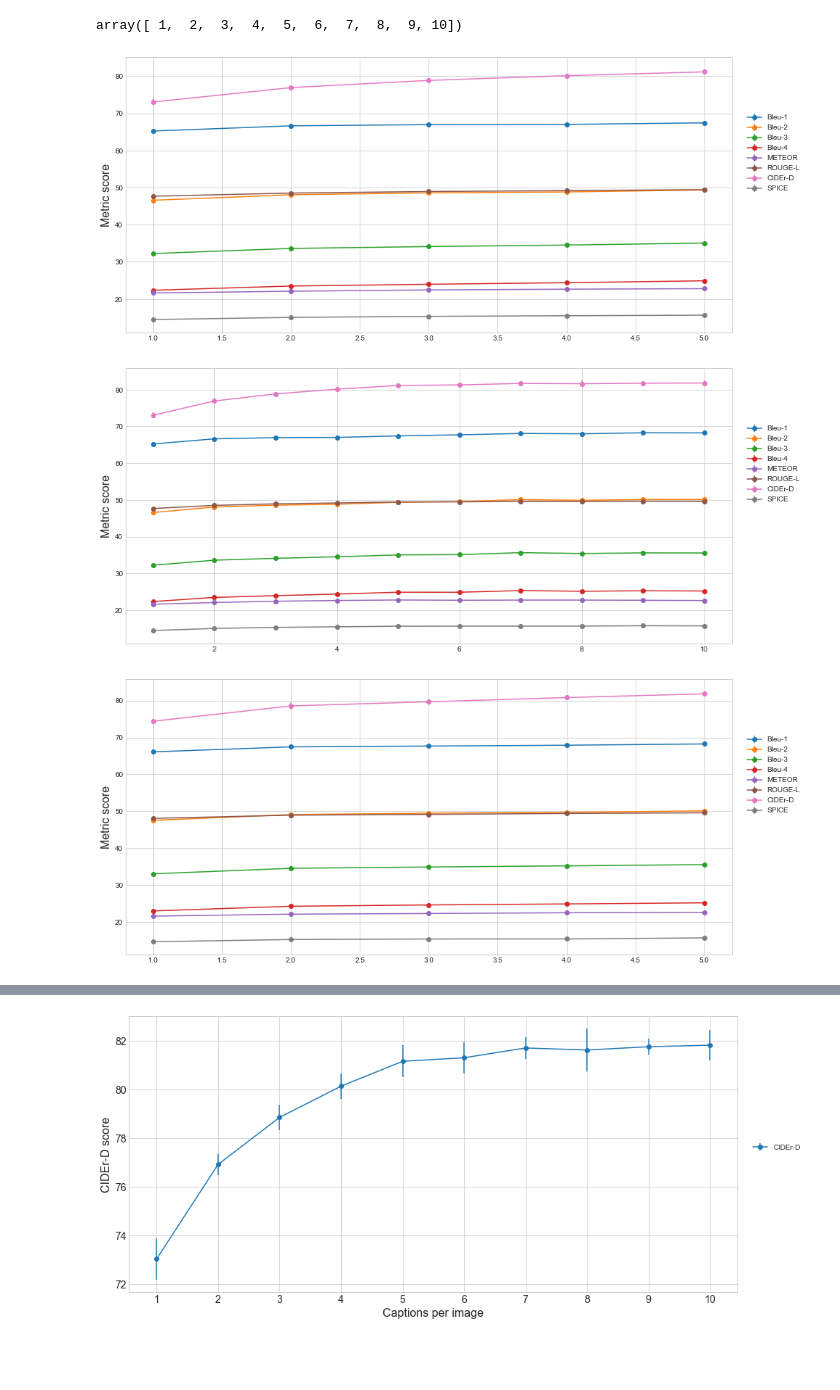
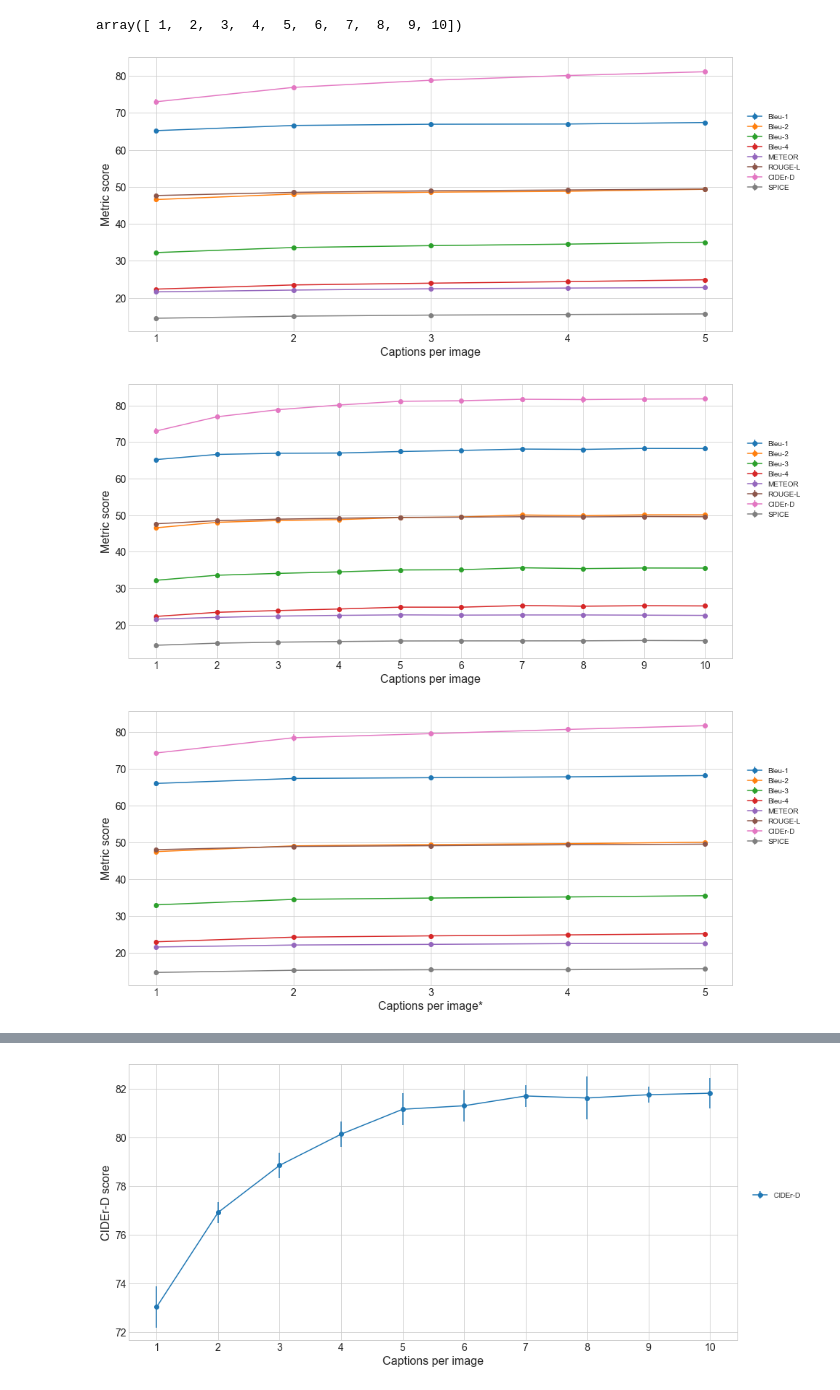
Before and after one commit to ingritu/TDT4900-Master-Thesis, a Jupyter notebook: notebooks/Results.ipynb, the cells around one changed output, grey strips where cells are left out. Saved outputs shown, nothing was run; the diff lists cells and outputs as text; code cells hidden in the pictures; blank space fills up the shorter version.

Commit message:
figures done

```diff
--- a/notebooks/Results.ipynb
+++ b/notebooks/Results.ipynb
@@ -136,22 +136,25 @@ METRICS = ['Bleu-1', 'Bleu-2', 'Bleu-3', 'Bleu-4', 'METEOR', 'ROUGE-L', 'CIDEr-D
 # %%
 # plot c1-5
 plt.figure(figsize=(15,7))
 line1 = plt.errorbar(x[:5], b1_c1_10[0][:5]*100, b1_c1_10[1][:5]*100, fmt='-o', label='Bleu-1')
 line2 = plt.errorbar(x[:5], b2_c1_10[0][:5]*100, b2_c1_10[1][:5]*100, fmt='-o', label='Bleu-2')
 line3 = plt.errorbar(x[:5], b3_c1_10[0][:5]*100, b3_c1_10[1][:5]*100, fmt='-o', label='Bleu-3')
 line4 = plt.errorbar(x[:5], b4_c1_10[0][:5]*100, b4_c1_10[1][:5]*100, fmt='-o', label='Bleu-4')
 line5 = plt.errorbar(x[:5], m_c1_10[0][:5]*100, m_c1_10[1][:5]*100, fmt='-o', label='METEOR')
 line6 = plt.errorbar(x[:5], r_c1_10[0][:5]*100, r_c1_10[1][:5]*100, fmt='-o', label='ROUGE-L')
 line7 = plt.errorbar(x[:5], c_c1_10[0][:5]*100, c_c1_10[1][:5]*100, fmt='-o', label='CIDEr-D')
 line8 = plt.errorbar(x[:5], s_c1_10[0][:5]*100, s_c1_10[1][:5]*100, fmt='-o', label='SPICE')
 #plt.legend([line1, line2, line3, line4, line5, line6, line7, line8], METRICS)
 plt.legend(bbox_to_anchor=(1.02, 0.5, 1., .1), loc='lower left',
            ncol=1, borderaxespad=0.)
 plt.ylabel('Metric score', Fontsize=16)
+plt.xlabel('Captions per image', Fontsize=16)
+plt.xticks([1, 2, 3, 4, 5], Fontsize=14)
+plt.yticks(Fontsize=14)
 plt.savefig(save_path.joinpath('b-c1-5.pdf'))
 plt.show()
 # %% [output]
-[figure, old version]
+[figure, new version]
 # %%
 # plot c1-10
 plt.figure(figsize=(15,7))
@@ -167,10 +170,13 @@ line8 = plt.errorbar(x, s_c1_10[0]*100, s_c1_10[1]*100, fmt='-o', label='SPICE')
 plt.legend(bbox_to_anchor=(1.02, 0.5, 1., .1), loc='lower left',
            ncol=1, borderaxespad=0.)
 plt.ylabel('Metric score', Fontsize=16)
+plt.xlabel('Captions per image', Fontsize=16)
+plt.xticks([1, 2, 3, 4, 5, 6, 7, 8, 9, 10], Fontsize=14)
+plt.yticks(Fontsize=14)
 plt.savefig(save_path.joinpath('b-c1-10.pdf'))
 plt.show()
 # %% [output]
-[figure, old version]
+[figure, new version]
 # %%
 # plot c1p1-c5p5
 plt.figure(figsize=(15,7))
@@ -186,10 +192,13 @@ line8 = plt.errorbar(x[:5], s_c1p1_c5p5[0]*100, s_c1p1_c5p5[1]*100, fmt='-o', la
 plt.legend(bbox_to_anchor=(1.02, 0.5, 1., .1), loc='lower left',
            ncol=1, borderaxespad=0.)
 plt.ylabel('Metric score', Fontsize=16)
+plt.xlabel('Captions per image*', Fontsize=16)
+plt.xticks([1, 2, 3, 4, 5], Fontsize=14)
+plt.yticks(Fontsize=14)
 plt.savefig(save_path.joinpath('b-c1p1-c5p5.pdf'))
 plt.show()
 # %% [output]
-[figure, old version]
+[figure, new version]
 # %%
 # CIDEr c1-5 vs CIDEr c1p1-c5p5
 plt.figure(figsize=(15,7))
```
Also changed, not shown: parts of 18 cells of this notebook.
